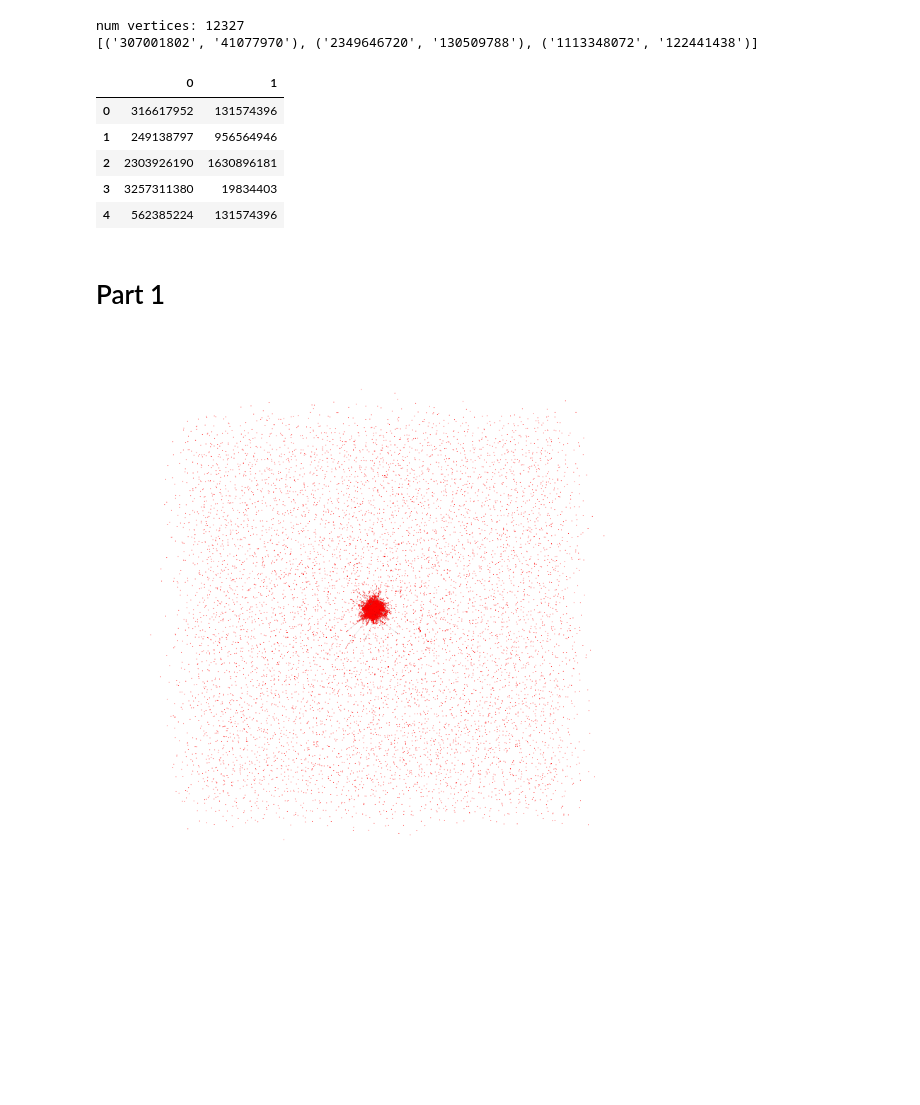
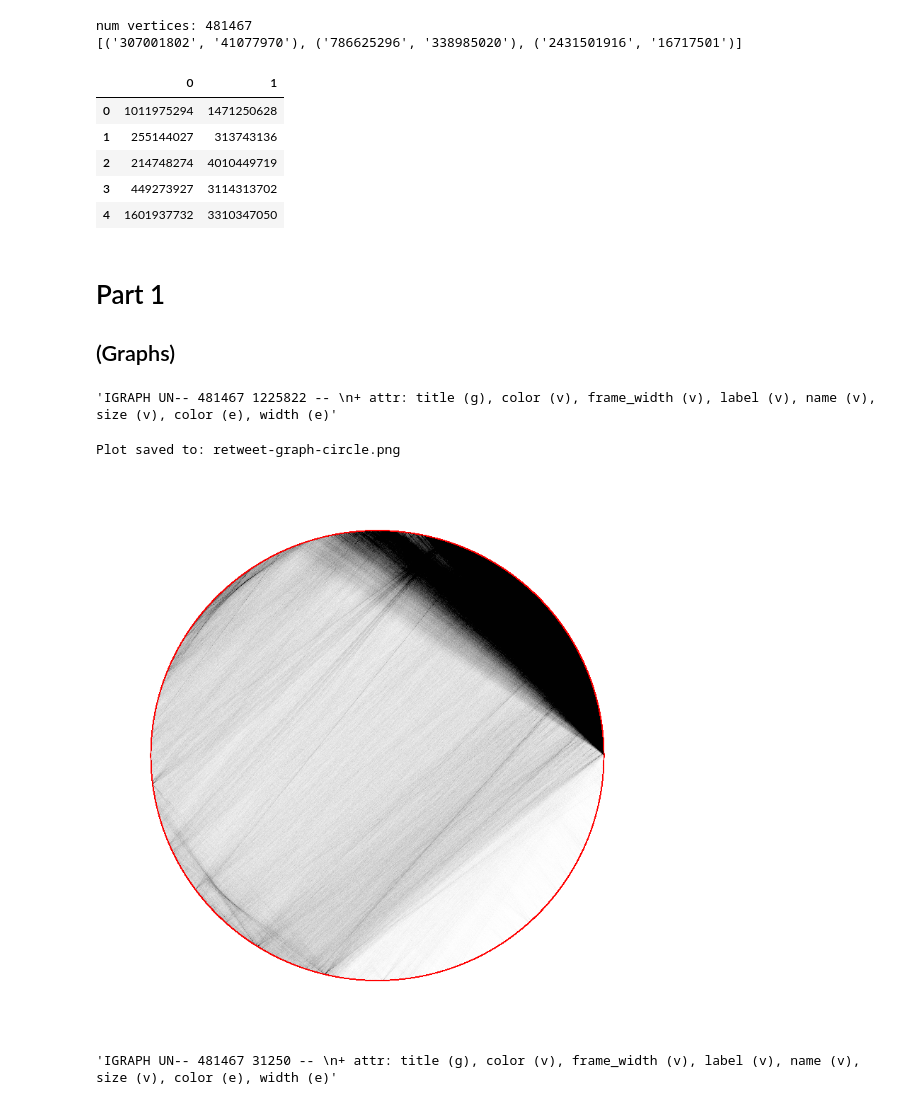
Before and after one commit to vaughankraska/social_data_mining, a Jupyter notebook: src/labs/social_network_analysis/finn.ipynb, the cells around one changed output. Drawn from its saved outputs; the diff is of its cells as text; code cells hidden in the pictures; blank space fills up the shorter version.

Commit message:
updated circle graphs and task 2 progress

```diff
--- a/src/labs/social_network_analysis/finn.ipynb
+++ b/src/labs/social_network_analysis/finn.ipynb
@@ -3,10 +3,10 @@ import os
 import igraph as ig
 import matplotlib.pyplot as plt
 import pandas as pd
-from src.utils import plot_graph, prepare_graph
+from src.utils import plot_graph, prepare_graph, top_10_for_network, analyze_graph, prepare_graph_for_betweenness, prepare_graph_for_degree
 from src.crud import get_author_to_author, get_distinct_authors
 from src.config import get_db_connection
-USE_MINI = True
+USE_MINI = False
 # %%
 if USE_MINI:
     db_path = "../../../data/twitter_small.db"
@@ -23,40 +23,45 @@ print(f"num vertices: {len(authors)}")
 print(reply_edges[:3])
 pd.DataFrame(retweet_edges).head()
 # %% [output]
-num vertices: 12327
-[('307001802', '41077970'), ('2349646720', '130509788'), ('1113348072', '122441438')]
+num vertices: 481467
+[('307001802', '41077970'), ('786625296', '338985020'), ('2431501916', '16717501')]
 |  | 0 | 1 |
-| 0 | 316617952 | 131574396 |
-| 1 | 249138797 | 956564946 |
-| 2 | 2303926190 | 1630896181 |
-| 3 | 3257311380 | 19834403 |
-| 4 | 562385224 | 131574396 |
+| 0 | 1011975294 | 1471250628 |
+| 1 | 255144027 | 313743136 |
+| 2 | 214748274 | 4010449719 |
+| 3 | 449273927 | 3114313702 |
+| 4 | 1601937732 | 3310347050 |
 # %% [markdown]
 # Part 1
+## (Graphs)
 # %%
 retweet_graph = ig.Graph(len(authors))
 retweet_graph["title"] = "Retweet network"
 retweet_graph.vs["name"] = authors
 retweet_graph.add_edges(retweet_edges)
-retweet_graph.simplify()
-retweet_graph.summary()
 retweet_graph, rt_layout = prepare_graph(
     retweet_graph,
-    layout=retweet_graph.layout_fruchterman_reingold(niter=150)
+    # layout=retweet_graph.layout_fruchterman_reingold(niter=150)
 )
+retweet_graph.summary()
+# %% [output]
+'IGRAPH UN-- 481467 1225822 -- \n+ attr: title (g), color (v), frame_width (v), label (v), name (v), size (v), color (e), width (e)'
 # %%
-plot_graph(retweet_graph, layout=rt_layout)
+plot_graph(retweet_graph, layout=rt_layout, target_file="retweet-graph-circle.png")
 # %% [output]
+Plot saved to: retweet-graph-circle.png
-[figure, old version]
+[figure, new version]
 # %%
 reply_graph = ig.Graph(len(authors))
 reply_graph["title"] = "reply network"
 reply_graph.vs["name"] = authors
 reply_graph.add_edges(reply_edges)
 reply_graph.simplify()
-reply_graph.summary()
 reply_graph, rp_layout = prepare_graph(
     reply_graph,
-    layout=reply_graph.layout_fruchterman_reingold(niter=100),
+    # layout=reply_graph.layout_fruchterman_reingold(niter=150),
 )
+reply_graph.summary()
+# %% [output]
+'IGRAPH UN-- 481467 31250 -- \n+ attr: title (g), color (v), frame_width (v), label (v), name (v), size (v), color (e), width (e)'
 # %%
```
Also changed, not shown: parts of 20 cells of this notebook, 5 other files.
